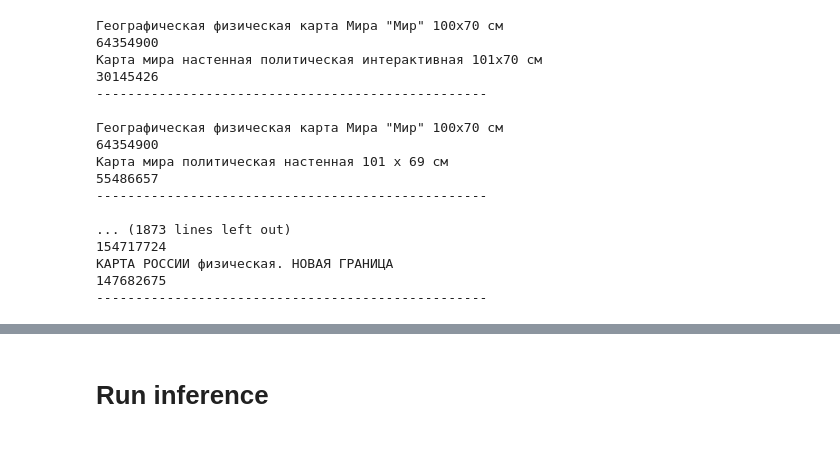
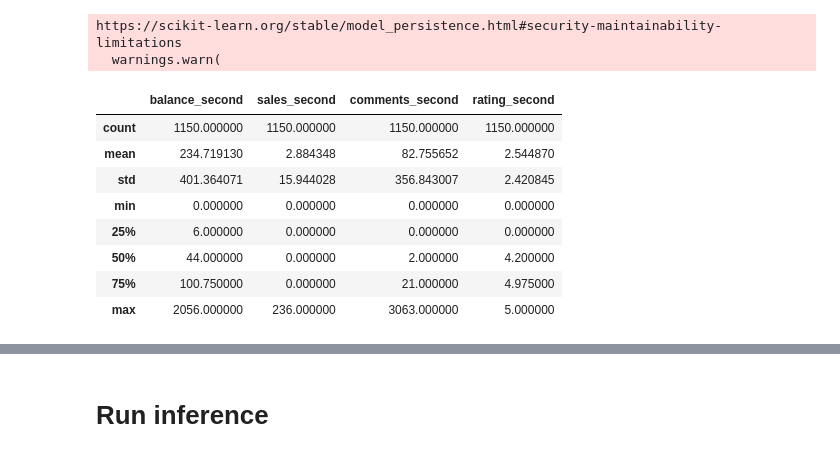
Before and after one commit to tony-pitchblack/marketplace_analytics, a Jupyter notebook: competitors-xgb/xgb_inference.ipynb, the cells around one changed output, grey strips where cells are left out. Cells and saved outputs as stored; diff of their text form; code cells hidden in the pictures.

```diff
--- a/competitors-xgb/xgb_inference.ipynb
+++ b/competitors-xgb/xgb_inference.ipynb
@@ -6,8 +6,8 @@ from sklearn.metrics import accuracy_score, f1_score
 from pathlib import Path
 
 # Set the checkpoint directory.
-MODEL_CKPT_DIR = 'model_params_big_test'
-# MODEL_CKPT_DIR = 'res_balanced_accuracy'
+# MODEL_CKPT_DIR = 'model_params_big_test'
+MODEL_CKPT_DIR = 'res_balanced_accuracy'
 # MODEL_CKPT_DIR = 'res_f1'
 
 # Paths to the saved model and scaler.
@@ -18,6 +18,9 @@ scaler_path = Path(MODEL_CKPT_DIR) / 'std_scaler.bin'
 scaler = joblib.load(scaler_path)
 model = xgb.XGBClassifier()
 model.load_model(xgb_model_path)
+# %% [output]
+https://scikit-learn.org/stable/model_persistence.html#security-maintainability-limitations
+  warnings.warn(
 # %%
 MODEL_DATA_FILE = Path(MODEL_CKPT_DIR) / 'data.csv'
 
@@ -42,6 +45,18 @@ DATA_FILE = 'data/tables_OZ_geo_5500/processed/tabular_OZ_geo_5500_top-50_query-
 df_all = pd.read_csv(DATA_FILE)
 df_model = pd.read_csv(MODEL_DATA_FILE)
 # df_all.columns.tolist()
+# %%
+df_all[['balance_second', 'sales_second', 'comments_second', 'rating_second']].describe()
+# %% [output]
+|  | balance_second | sales_second | comments_second | rating_second |
+| count | 1150.000000 | 1150.000000 | 1150.000000 | 1150.000000 |
+| mean | 234.719130 | 2.884348 | 82.755652 | 2.544870 |
+| std | 401.364071 | 15.944028 | 356.843007 | 2.420845 |
+| min | 0.000000 | 0.000000 | 0.000000 | 0.000000 |
+| 25% | 6.000000 | 0.000000 | 0.000000 | 0.000000 |
+| 50% | 44.000000 | 0.000000 | 2.000000 | 4.200000 |
+| 75% | 100.750000 | 0.000000 | 21.000000 | 4.975000 |
+| max | 2056.000000 | 236.000000 | 3063.000000 | 5.000000 |
 # %%
 pd.set_option('display.max_colwidth', None)
 
@@ -55,32 +70,13 @@ df_model_domain = df_model[
     # & (df_model.label == 0)
 ]
 
-# display(df_model_subset[['name_first', 'name_second']])
-for idx, row in df_model_domain.iterrows():
-    print(row.name_first)
-    print(row.sku_first)
+# for idx, row in df_model_domain.iterrows():
+#     print(row.name_first)
+#     print(row.sku_first)
 
-    print(row.name_second)
-    print(row.sku_second)
-    print('-' * 50)
-    print()
+#     print(row.name_second)
+#     print(row.sku_second)
+#     print('-' * 50)
+#     print()
 
-pd.reset_option('display.max_colwidth')
+# pd.reset_option('display.max_colwidth')
-# %% [output]
-Географическая физическая карта Мира "Мир" 100х70 см
-64354900
-Карта мира настенная политическая интерактивная 101х70 см
-30145426
---------------------------------------------------
-
-Географическая физическая карта Мира "Мир" 100х70 см
-64354900
-Карта мира политическая настенная 101 х 69 см
-55486657
---------------------------------------------------
-
-... (1873 lines left out)
-154717724
-КАРТА РОССИИ физическая. НОВАЯ ГРАНИЦА
-147682675
---------------------------------------------------
```
Also changed, not shown: parts of 14 cells of this notebook.
